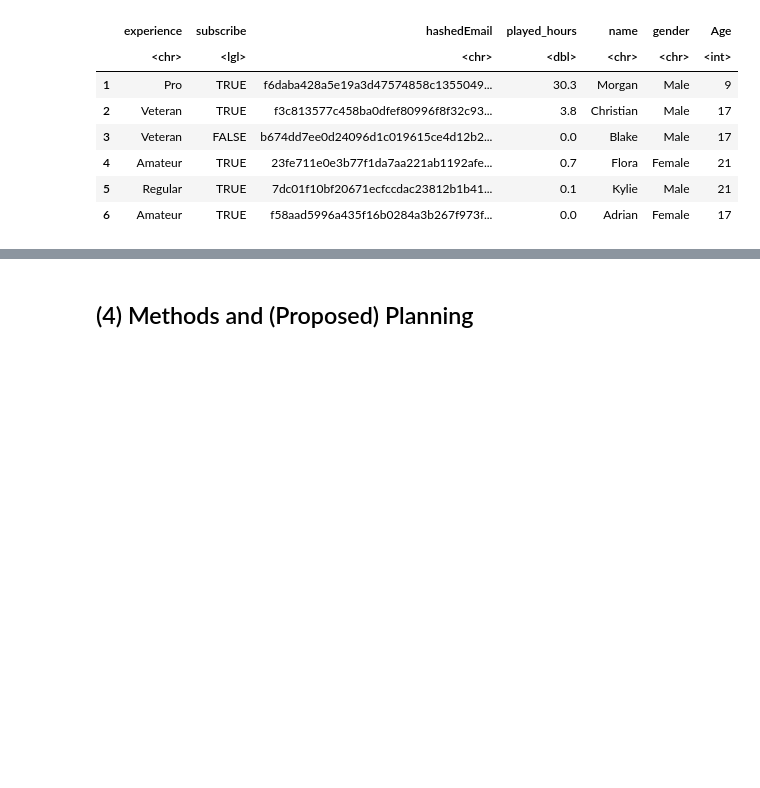
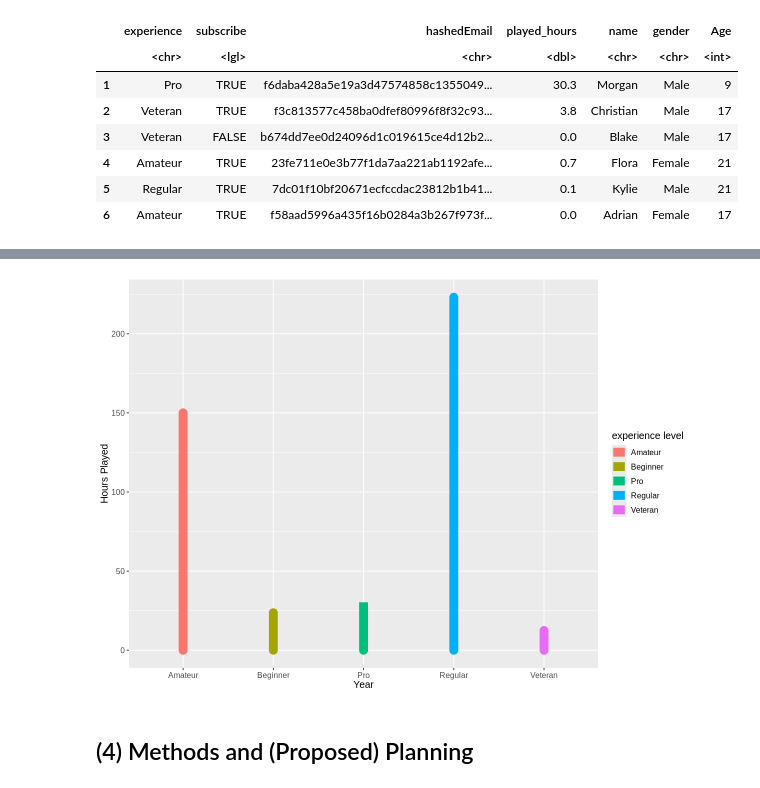
Before and after one commit to mimi15090/dsci-100-2025w1-group-024, a Jupyter notebook: Report.ipynb, the cells around one changed output, grey strips where cells are left out. Cells and saved outputs as stored; diff of their text form; code cells hidden in the pictures; blank space fills up the shorter version.

```diff
--- a/Report.ipynb
+++ b/Report.ipynb
@@ -127,0 +180,9 @@ players_cleaned <- na.omit(players_tidy)
+# %%
+options(repr.plot.width = 10, repr.plot.height = 7)
+plot3 <- ggplot(players_cleaned, aes(x = experience, y = played_hours)) +
+geom_line(linewidth = 5, aes(colour =  experience)) +
+           labs(x= "Year", y = "Hours Played", colour = "experience level") +
+                       theme(text = element_text(size = 12))
+plot3
+# %% [output]
+[figure, added]
```
Also changed, not shown: parts of 7 cells of this notebook.
